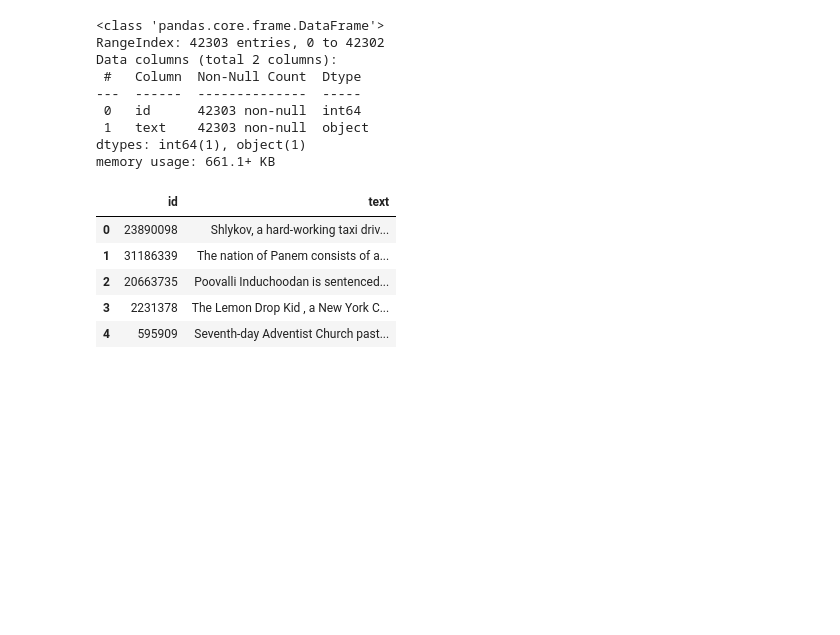
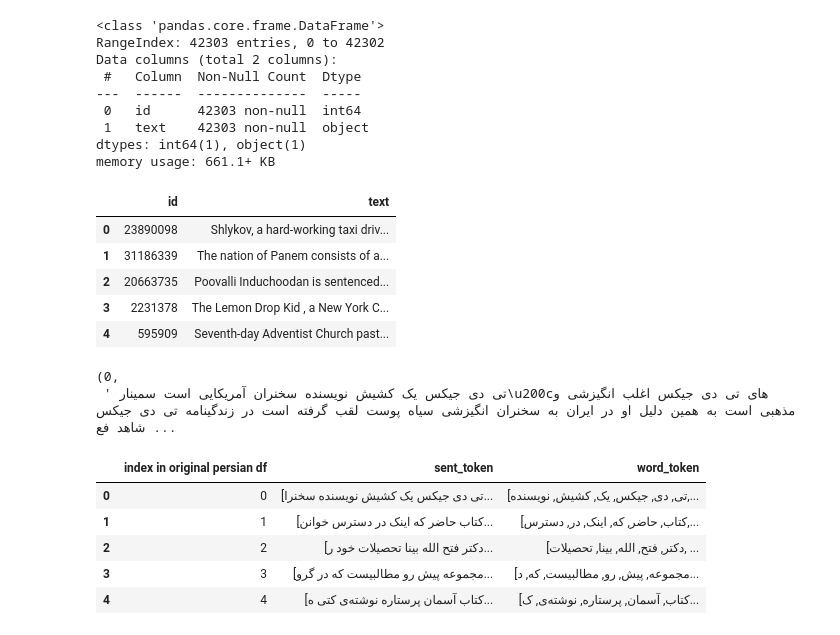
Before and after one commit to IR-1401-2-project/ClassProjects, a Jupyter notebook: session_001.ipynb, the cells around one changed output. Saved outputs shown, nothing was run; the diff lists cells and outputs as text; code cells hidden in the pictures; blank space fills up the shorter version.

```diff
--- a/session_001.ipynb
+++ b/session_001.ipynb
@@ -60,6 +48,6 @@ final_books.xlsx    100%[===================>]   1.32M  --.-KB/s    in 0.06s
 # %%
-df = pandas.read_excel('/content/final_books.xlsx')
-df.info()
+df_persian = pandas.read_excel('/content/final_books.xlsx')
+df_persian.info()
 # %% [output]
 <class 'pandas.core.frame.DataFrame'>
 RangeIndex: 2824 entries, 0 to 2823
@@ -123,0 +115,2 @@ df.head()
+# %%
+normalizer = Normalizer()
@@ -123,0 +119,21 @@ df.head()
+# %%
+normalized_persian_tokens = []
+all_punct = '''،!()-[]{};:'"\,<>./؟?@#$%^&*_~'''
+for index, row in df_persian.iterrows():
+  content = row["content"]
+  try:
+    if len(content) < 1:
+      continue
+  except:
+    continue
+  for p in all_punct:
+    content = content.replace(p, '')
+  normalized_content = normalizer.normalize(content)
+  normalized_persian_tokens.append((index, normalized_content))
+
+
+
+normalized_persian_tokens[0]
+# %% [output]
+(0,
+ ' تی دی جیکس یک کشیش نویسنده سخنران آمریکایی است سمینار\u200cهای تی دی جیکس اغلب انگیزشی و مذهبی است به همین دلیل او در ایران به سخنران انگیزشی سیاه پوست لقب گرفته است در زندگینامه تی دی جیکس شاهد فع ...
@@ -123,0 +142,18 @@ df.head()
+# %%
+tokenized_normal_sent_persian = []
+for index, normalized_sent in normalized_persian_tokens:
+  sent_tokens = sent_tokenize(normalized_sent)
+  word_tokens = word_tokenize(normalized_sent)
+  tokenized_normal_sent_persian.append((index, sent_tokens, word_tokens))
+
+ersian_final_df = pandas.DataFrame(tokenized_normal_sent_persian, columns =['index in original persian df', 'sent_token', 'word_token'])
+persian_final_df.head()
+
+# persian_final_df.to_csv("persian_token.csv")
+# %% [output]
+|  | index in original persian df | sent_token | word_token |
+| 0 | 0 | [تی دی جیکس یک کشیش نویسنده سخنرا... | [تی, دی, جیکس, یک, کشیش, نویسنده,... |
+| 1 | 1 | [کتاب حاضر که اینک در دسترس خوانن... | [کتاب, حاضر, که, اینک, در, دسترس,... |
+| 2 | 2 | [دکتر فتح الله بینا تحصیلات خود ر... | [دکتر, فتح, الله, بینا, تحصیلات, ... |
+| 3 | 3 | [مجموعه پیش رو مطالبیست که در گرو... | [مجموعه, پیش, رو, مطالبیست, که, د... |
+| 4 | 4 | [کتاب آسمان پرستاره نوشته‌ی کتی ه... | [کتاب, آسمان, پرستاره, نوشته‌ی, ک... |
```
Also changed, not shown: parts of 10 cells of this notebook.
